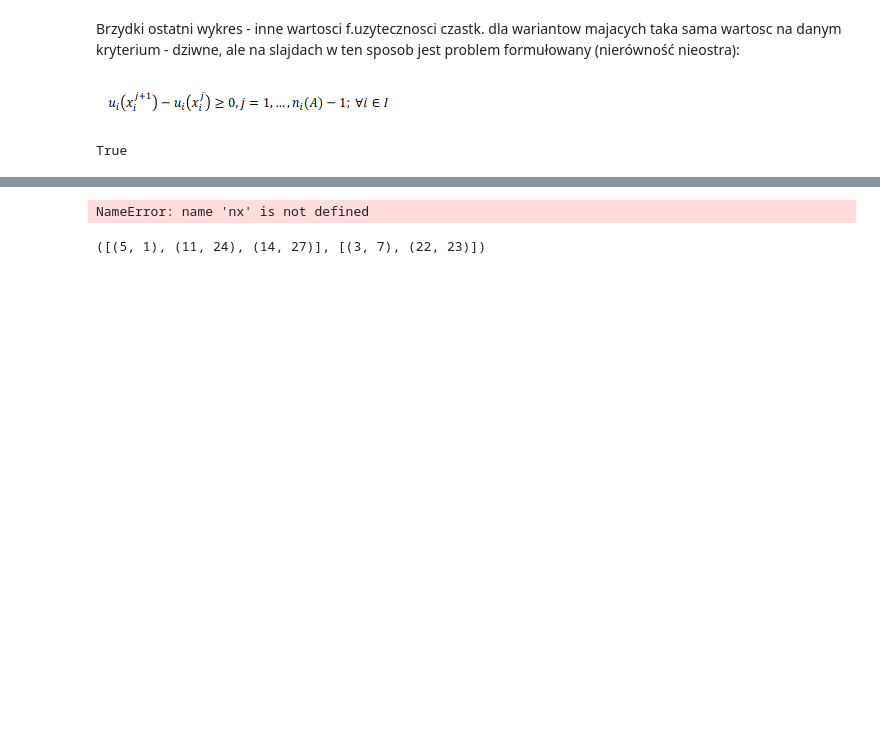
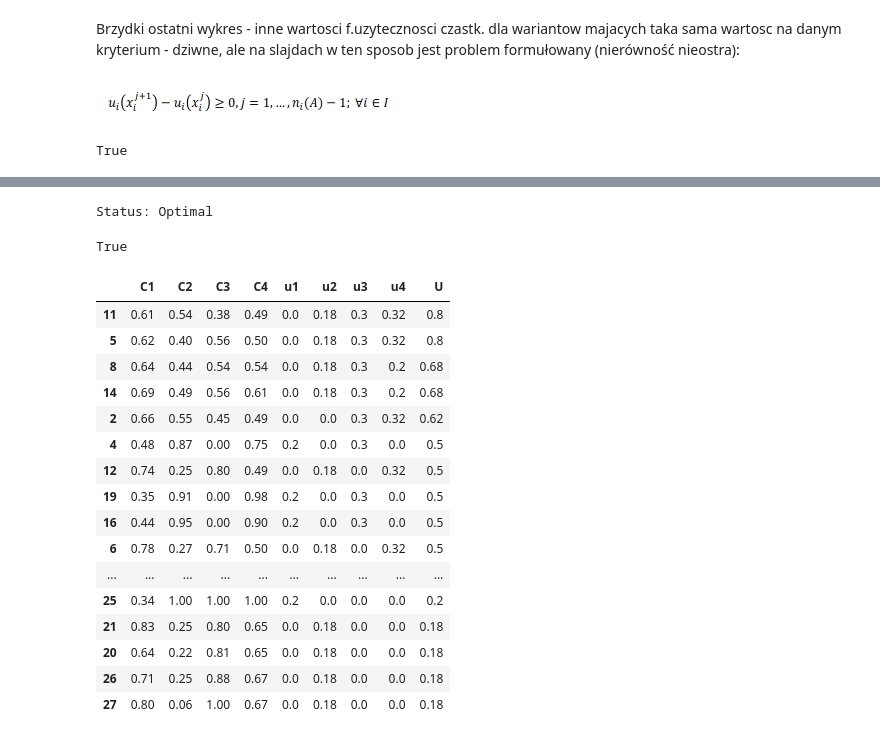
Before and after one commit to majsterkovic/iswd-project-1, a Jupyter notebook: solver.ipynb, the cells around one changed output, grey strips where cells are left out. Drawn from its saved outputs; the diff is of its cells as text; code cells hidden in the pictures; blank space fills up the shorter version.

```diff
--- a/solver.ipynb
+++ b/solver.ipynb
@@ -172,19 +79,48 @@ for el in to_delete:
     index = ec.index(el)
     ec = ec[:index] + ec[index+1:]
 # %%
-G = nx.DiGraph(ec)
-pos = nx.nx_agraph.graphviz_layout(G)
-plt.figure(figsize=(10, 10))  # Adjust figure size as needed
-nx.draw(G, pos, node_color='skyblue', edge_color='gray', with_labels=True, node_size=500)
-plt.title("Preference graph")
-plt.show()
+# G = nx.DiGraph(ec)
+# pos = nx.nx_agraph.graphviz_layout(G)
+# plt.figure(figsize=(10, 10))  # Adjust figure size as needed
+# nx.draw(G, pos, node_color='skyblue', edge_color='gray', with_labels=True, node_size=500)
+# plt.title("Preference graph")
+# plt.show()
-# %% [output]
-NameError: name 'nx' is not defined
 # %%
 # pomysl: pokazmy tylko pozdbior tego grafu dla naszych wariantow ktore byly wyzglednione w informacji referencyjnej
 # moge usunac te nadmiarowe krawedzie recznie nie mam pomyslu jak to inaczej zrobic
 # wydaje sie to czytelniejsze I guess
-# %%
-preferential_information, indifference_information
-# %% [output]
-([(5, 1), (11, 24), (14, 27)], [(3, 7), (22, 23)])
+# %%
+from uta import most_representative_function
+problem2, u_vars2, criteria2 = most_representative_function(
+        df,
+        preferential_information,
+        indifference_information,
+        necessarily_preferred,
+        possibly_preffered,
+        verbose=False)
+
+rank2 = create_full_ranking_df(df, problem2, criteria2)
+# %% [output]
+Status: Optimal
+# %%
+print(check_consistency(rank2, preferential_information, indifference_information))
+rank2.sort_values(by='U', ascending=False)
+# %% [output]
+True
+|  | C1 | C2 | C3 | C4 | u1 | u2 | u3 | u4 | U |
+| 11 | 0.61 | 0.54 | 0.38 | 0.49 | 0.0 | 0.18 | 0.3 | 0.32 | 0.8 |
+| 5 | 0.62 | 0.40 | 0.56 | 0.50 | 0.0 | 0.18 | 0.3 | 0.32 | 0.8 |
+| 8 | 0.64 | 0.44 | 0.54 | 0.54 | 0.0 | 0.18 | 0.3 | 0.2 | 0.68 |
+| 14 | 0.69 | 0.49 | 0.56 | 0.61 | 0.0 | 0.18 | 0.3 | 0.2 | 0.68 |
+| 2 | 0.66 | 0.55 | 0.45 | 0.49 | 0.0 | 0.0 | 0.3 | 0.32 | 0.62 |
+| 4 | 0.48 | 0.87 | 0.00 | 0.75 | 0.2 | 0.0 | 0.3 | 0.0 | 0.5 |
+| 12 | 0.74 | 0.25 | 0.80 | 0.49 | 0.0 | 0.18 | 0.0 | 0.32 | 0.5 |
+| 19 | 0.35 | 0.91 | 0.00 | 0.98 | 0.2 | 0.0 | 0.3 | 0.0 | 0.5 |
+| 16 | 0.44 | 0.95 | 0.00 | 0.90 | 0.2 | 0.0 | 0.3 | 0.0 | 0.5 |
+| 6 | 0.78 | 0.27 | 0.71 | 0.50 | 0.0 | 0.18 | 0.0 | 0.32 | 0.5 |
+| ... | ... | ... | ... | ... | ... | ... | ... | ... | ... |
+| 25 | 0.34 | 1.00 | 1.00 | 1.00 | 0.2 | 0.0 | 0.0 | 0.0 | 0.2 |
+| 21 | 0.83 | 0.25 | 0.80 | 0.65 | 0.0 | 0.18 | 0.0 | 0.0 | 0.18 |
+| 20 | 0.64 | 0.22 | 0.81 | 0.65 | 0.0 | 0.18 | 0.0 | 0.0 | 0.18 |
+| 26 | 0.71 | 0.25 | 0.88 | 0.67 | 0.0 | 0.18 | 0.0 | 0.0 | 0.18 |
+| 27 | 0.80 | 0.06 | 1.00 | 0.67 | 0.0 | 0.18 | 0.0 | 0.0 | 0.18 |
```
Also changed, not shown: parts of 11 cells of this notebook, 3 other files.
